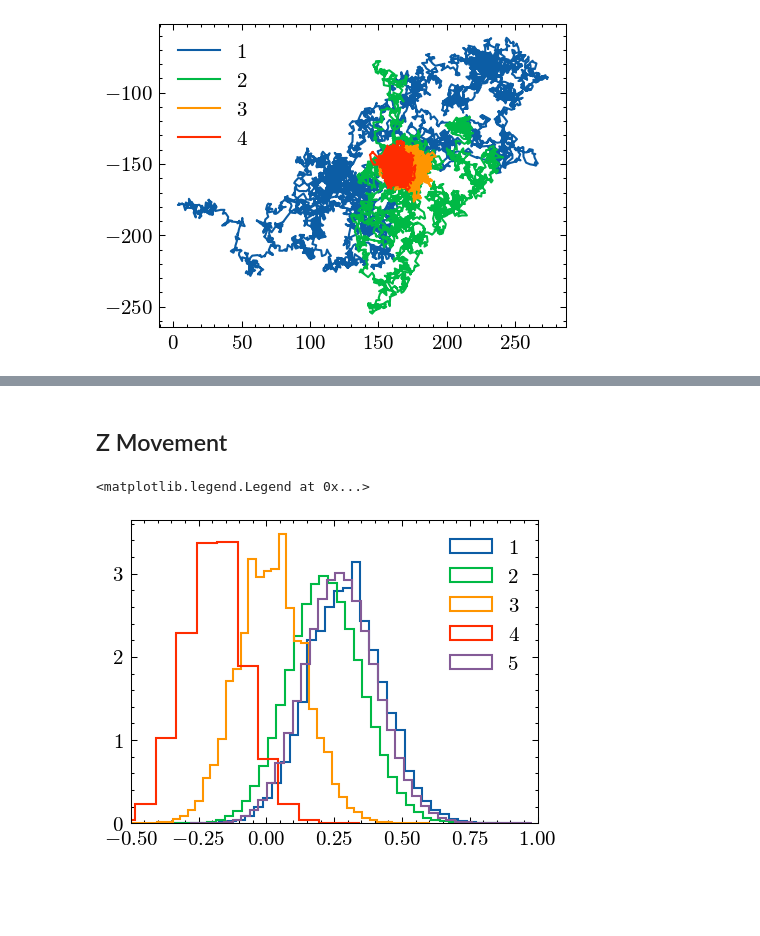
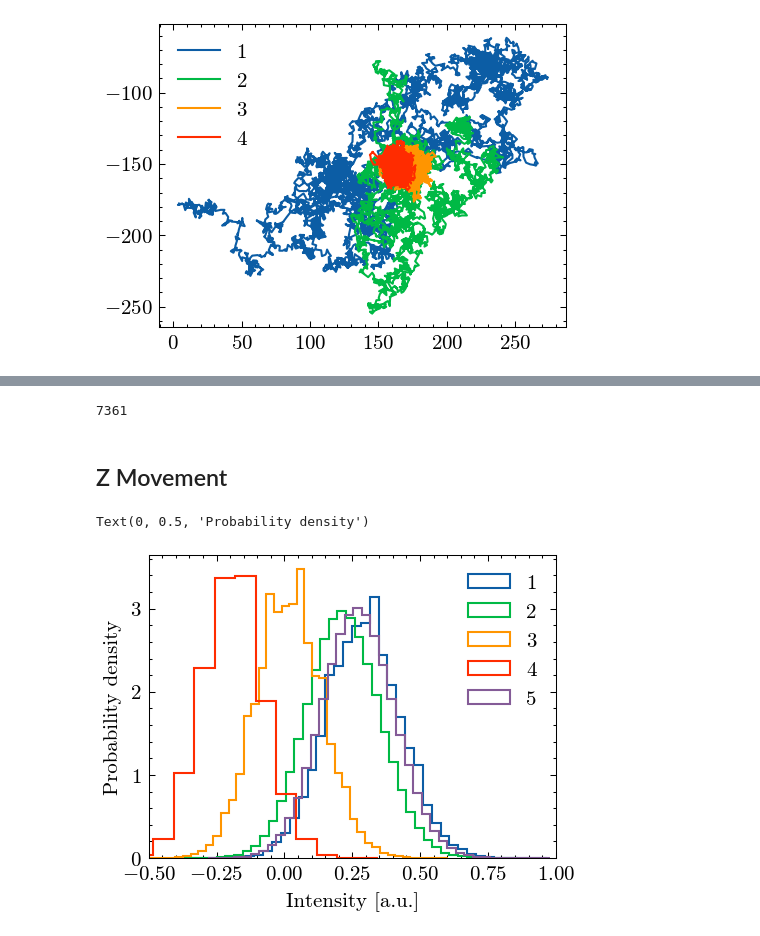
Before and after one commit to emhl/FP2, a Jupyter notebook: evaneszenz.ipynb, the cells around one changed output, grey strips where cells are left out. Saved outputs shown, nothing was run; the diff lists cells and outputs as text; code cells hidden in the pictures; blank space fills up the shorter version.

Commit message:
calculate position probability density and export two relevant intervals

```diff
--- a/evaneszenz.ipynb
+++ b/evaneszenz.ipynb
@@ -55,3 +55,19 @@ plt.legend()
 # %% [output]
 <matplotlib.legend.Legend at 0x...>
 [figure]
+# %%
+plt.figure()
+a,b= 1250,3400
+# a,b= 5000,7361
+for i, dat in enumerate(data1):
+    if i != 1:
+        continue
+    # plt.plot(dat[0],-dat[1],label=i+1)
+    dat2 = dat.drop(dat[dat[1]+dat[0]>460].index)
+    plt.plot(dat2[0][a:b],-dat2[1][a:b],label=i+1)
+    # dat2[a:b].to_csv(f"{datadir}part_1_messung_{i+1}_interval_1.txt",sep="\t",header=None,index=None)
+
+
+plt.xlim(100,250)
+plt.ylim(-300,-50)
+plt.legend()
@@ -58,5 +77,19 @@ plt.legend()
+# %%
+len(data1[1])
+# %% [output]
+7361
 # %% [markdown]
 ## Z Movement
+# %%
+i_0 = [7.5,1,2.1,1,1] # geichte intensität
+lamb = [156, 156, 156, 156, 251] # eindringtiefe in nm 1
+v2 = [0.9,1, 1.1, 0, 1 ]
+# %%
+def i(z, i_0, lamb):
+    return i_0*np.exp(-z/lamb)
+
+def z(i, i_0, lamb):
+    return - np.log(i/i_0)*lamb
 # %%
 data2 = []*len(files2)
 for i, f in enumerate(files2):
@@ -64,10 +97,13 @@ for i, f in enumerate(files2):
 # %%
 plt.figure()
 for i, dat in enumerate(data2):
     plt.hist(dat[1],bins=40,density=True,histtype='step',label=f"{i+1}")
 
 plt.xlim(-0.5,1)
 plt.legend()
+
+plt.xlabel("Intensity [a.u.]")
+plt.ylabel("Probability density")
 # %% [output]
-<matplotlib.legend.Legend at 0x...>
+Text(0, 0.5, 'Probability density')
-[figure, old version]
+[figure, new version]
```
Also changed, not shown: parts of 3 cells of this notebook, 2 other files.
